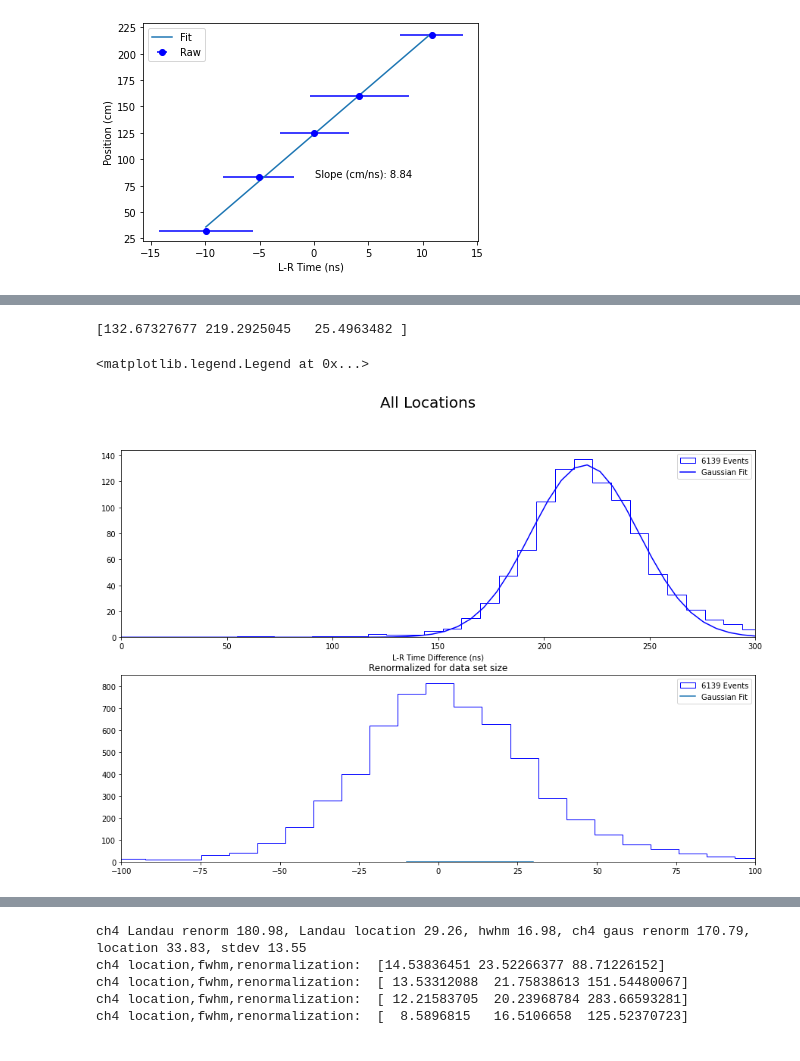
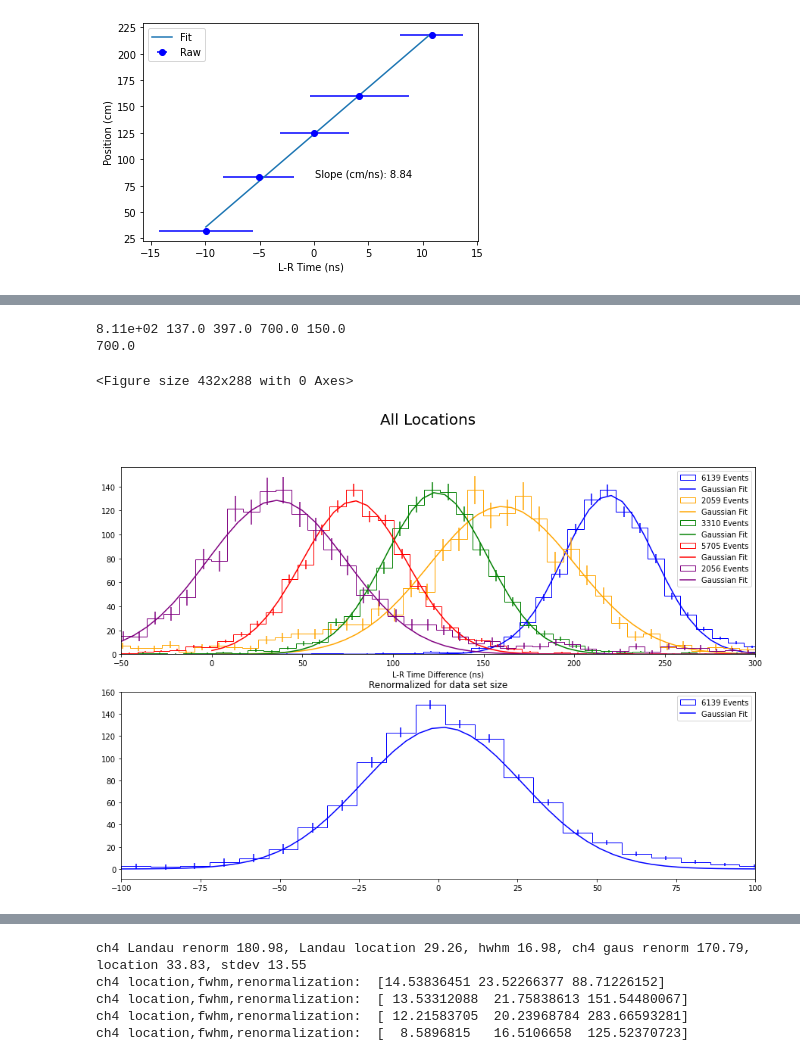
Before and after one commit to peckalec/SiPM-Studies, a Jupyter notebook: SingleBarCosmics.ipynb, the cells around one changed output, grey strips where cells are left out. Saved outputs shown, nothing was run; the diff lists cells and outputs as text; code cells hidden in the pictures.

```diff
--- a/SingleBarCosmics.ipynb
+++ b/SingleBarCosmics.ipynb
@@ -47,7 +47,7 @@ df232 = pd.DataFrame(dout)
 # %% [output]
 Channels found: ['ch1', 'ch2', 'ch3', 'ch4'], stats found: ['chisq', 'P2P_raw', 'P2P_base', 'P2P_fit', 'time_raw', 'time_base', 'time_fit']
 # %%
-with open("../LongbarTiming/trig2mV_pos174.txt") as f:
+with open("./trig2mV_pos174.txt") as f:
     stats = []
     nchannelnames=[]
     nevents = (f.read().split('\n'))
@@ -72,7 +72,7 @@ df174 = pd.DataFrame(dout)
 # %% [output]
 Channels found: ['ch1', 'ch2', 'ch3', 'ch4'], stats found: ['chisq', 'P2P_raw', 'P2P_base', 'P2P_fit', 'time_raw', 'time_base', 'time_fit']
 # %%
-with open("../LongbarTiming/trig2mV_pos139.txt") as f:
+with open("./trig2mV_pos139.txt") as f:
     stats = []
     nchannelnames=[]
     nevents = (f.read().split('\n'))
@@ -97,7 +97,7 @@ df139 = pd.DataFrame(dout)
 # %% [output]
 Channels found: ['ch1', 'ch2', 'ch3', 'ch4'], stats found: ['chisq', 'P2P_raw', 'P2P_base', 'P2P_fit', 'time_raw', 'time_base', 'time_fit']
 # %%
-with open("../LongbarTiming/trig2mV_pos97.txt") as f:
+with open("./trig2mV_pos97.txt") as f:
     stats = []
     nchannelnames=[]
     nevents = (f.read().split('\n'))
@@ -122,7 +122,7 @@ df97 = pd.DataFrame(dout)
 # %% [output]
 Channels found: ['ch1', 'ch2', 'ch3', 'ch4'], stats found: ['chisq', 'P2P_raw', 'P2P_base', 'P2P_fit', 'time_raw', 'time_base', 'time_fit']
 # %%
-with open("../LongbarTiming/trig2mV_pos46.txt") as f:
+with open("./trig2mV_pos46.txt") as f:
     stats = []
     nchannelnames=[]
     nevents = (f.read().split('\n'))
@@ -514,29 +506,77 @@ plt.show()
 # %%
 #calculate residuals for each of the five locations and in total
-fig,ax = plt.subplots(2,1,figsize=(15,10))
-fig.suptitle("All Locations", fontsize=20)
 binresolution = 1
 
 
-bincount = int(np.floor( (max(df232cut.eval("ch3_time_fit-ch4_time_fit"))-min(df232cut.eval("ch3_time_fit-ch4_time_fit")))/binresolution ))
-count,binedges,bars=ax[0].hist(df232cut.eval(f"(ch3_time_fit-ch4_time_fit)*{p[0]}+{p[1]}"),bincount, label=f"{len(df232cut.ch4_time_fit)} Events",color=["blue"],weights=[137/max(count)]*len(df232cut.ch3_time_fit),histtype="step")
+bincount = int(np.floor( ( max(df232cut.eval("ch3_time_fit-ch4_time_fit")) - min(df232cut.eval("ch3_time_fit-ch4_time_fit")) )/binresolution ))
+count232,binedges232,bars232=plt.hist(df232cut.eval(f"(ch3_time_fit-ch4_time_fit)*{p[0]}+{p[1]}"),bincount, label=f"{len(df232cut.ch4_time_fit)} Events")
+bincount = int(np.floor( ( max(df174cut.eval("ch3_time_fit-ch4_time_fit")) - min(df174cut.eval("ch3_time_fit-ch4_time_fit")) )/binresolution ))
+count174,binedges174,bars174=plt.hist(df174cut.eval(f"(ch3_time_fit-ch4_time_fit)*{p[0]}+{p[1]}"),bincount, label=f"{len(df232cut.ch4_time_fit)} Events")
+bincount = int(np.floor( ( max(df139cut.eval("ch3_time_fit-ch4_time_fit")) - min(df139cut.eval("ch3_time_fit-ch4_time_fit")) )/binresolution ))
+count139,binedges139,bars139=plt.hist(df139cut.eval(f"(ch3_time_fit-ch4_time_fit)*{p[0]}+{p[1]}"),bincount, label=f"{len(df232cut.ch4_time_fit)} Events")
+bincount = int(np.floor( ( max(df97cut.eval("ch3_time_fit-ch4_time_fit")) - min(df97cut.eval("ch3_time_fit-ch4_time_fit")) )/binresolution ))
+count97,binedges97,bars97=ax[0].hist(df97cut.eval(f"(ch3_time_fit-ch4_time_fit)*{p[0]}+{p[1]}"),bincount, label=f"{len(df232cut.ch4_time_fit)} Events")
+bincount = int(np.floor( ( max(df46cut.eval("ch3_time_fit-ch4_time_fit")) - min(df46cut.eval("ch3_time_fit-ch4_time_fit")) )/binresolution ))
+count46,binedges46,bars46=plt.hist(df46cut.eval(f"(ch3_time_fit-ch4_time_fit)*{p[0]}+{p[1]}"),bincount, label=f"{len(df232cut.ch4_time_fit)} Events")
+print(max(count232),max(count174),max(count139),max(count97),max(count46))
+plt.clf()
+fig,ax = plt.subplots(2,1,figsize=(15,10))
+
+fig.suptitle("All Locations", fontsize=20)
+
+print(max(count97))
+
+bincount = int(np.floor( ( max(df232cut.eval("ch3_time_fit-ch4_time_fit")) - min(df232cut.eval("ch3_time_fit-ch4_time_fit")) )/binresolution ))
+count,binedges,bars=ax[0].hist(df232cut.eval(f"(ch3_time_fit-ch4_time_fit)*{p[0]}+{p[1]}"),bincount, label=f"{len(df232cut.ch4_time_fit)} Events",color=["blue"],weights=[137/max(count232)]*len(df232cut.ch3_time_fit),histtype="step")
 bincenters = binedges[1:]/2+binedges[:-1]/2
-coeff, covar = curve_fit(gaus, bincenters, count,p0=(800,250,50))
-print(coeff)
+ax[0].errorbar(bincenters,count,yerr = np.sqrt(count)*np.sqrt(137/max(count232)), color = "blue",linestyle="")
+coeff, covar = curve_fit(gaus, bincenters, count,p0=(135,250,50))
 ax[0].plot(np.linspace(0,300,50),gaus(np.linspace(0,300,50),*coeff),label="Gaussian Fit",color="b")
 
+bincount = int(np.floor( ( max(df174cut.eval("ch3_time_fit-ch4_time_fit")) - min(df174cut.eval("ch3_time_fit-ch4_time_fit")) )/binresolution ))
+count,binedges,bars=ax[0].hist(df174cut.eval(f"(ch3_time_fit-ch4_time_fit)*{p[0]}+{p[1]}"),bincount, label=f"{len(df174cut.ch4_time_fit)} Events",color=["orange"],weights=[137/max(count174)]*len(df174cut.ch3_time_fit),histtype="step")
+bincenters = binedges[1:]/2+binedges[:-1]/2
+ax[0].errorbar(bincenters,count,yerr = np.sqrt(count)*np.sqrt(137/max(count174)), color = "orange",linestyle="")
+coeff, covar = curve_fit(gaus, bincenters, count,p0=(135,200,50))
+ax[0].plot(np.linspace(0,300,50),gaus(np.linspace(0,300,50),*coeff),label="Gaussian Fit",color="orange")
 
-ax[1].hist(df232cut.eval(f"((ch3_time_fit-ch4_time_fit)*{p[0]}+{p[1]})-(232-14)"),bincount, label=f"{len(df232cut.ch4_time_fit)} Events",color=["blue"],weights=[137/max(count)]*len(df232cut.ch3_time_fit),histtype="step")
-ax[1].plot(np.linspace(-10,30,50),gaus(np.linspace(-10,30,50),*coeff)*renorm,label="Gaussian Fit")
+bincount = int(np.floor( ( max(df139cut.eval("ch3_time_fit-ch4_time_fit")) - min(df139cut.eval("ch3_time_fit-ch4_time_fit")) )/binresolution ))
+count,binedges,bars=ax[0].hist(df139cut.eval(f"(ch3_time_fit-ch4_time_fit)*{p[0]}+{p[1]}"),bincount, label=f"{len(df139cut.ch4_time_fit)} Events",color=["green"],weights=[137/max(count139)]*len(df139cut.ch3_time_fit),histtype="step")
+bincenters = binedges[1:]/2+binedges[:-1]/2
+ax[0].errorbar(bincenters,count,yerr = np.sqrt(count)*np.sqrt(137/max(count139)), color = "green",linestyle="")
+coeff, covar = curve_fit(gaus, bincenters, count,p0=(135,125,50))
+ax[0].plot(np.linspace(0,300,50),gaus(np.linspace(0,300,50),*coeff),label="Gaussian Fit",color="green")
 
+bincount = int(np.floor( ( max(df97cut.eval("ch3_time_fit-ch4_time_fit")) - min(df97cut.eval("ch3_time_fit-ch4_time_fit")) )/binresolution ))
+count,binedges,bars=ax[0].hist(df97cut.eval(f"(ch3_time_fit-ch4_time_fit)*{p[0]}+{p[1]}"),bincount, label=f"{len(df97cut.ch4_time_fit)} Events",color=["red"],weights=[137/max(count97)]*len(df97cut.ch3_time_fit),histtype="step")
+bincenters = binedges[1:]/2+binedges[:-1]/2
+ax[0].errorbar(bincenters,count,yerr = np.sqrt(count)*np.sqrt(137/max(count97)), color = "red",linestyle="")
+coeff, covar = curve_fit(gaus, bincenters, count,p0=(135,75,50))
+ax[0].plot(np.linspace(0,300,50),gaus(np.linspace(0,300,50),*coeff),label="Gaussian Fit",color="red")
+
+bincount = int(np.floor( ( max(df46cut.eval("ch3_time_fit-ch4_time_fit")) - min(df46cut.eval("ch3_time_fit-ch4_time_fit")) )/binresolution ))
+count,binedges,bars=ax[0].hist(df46cut.eval(f"(ch3_time_fit-ch4_time_fit)*{p[0]}+{p[1]}"),bincount, label=f"{len(df46cut.ch4_time_fit)} Events",color=["purple"],weights=[137/max(count46)]*len(df46cut.ch3_time_fit),histtype="step")
+bincenters = binedges[1:]/2+binedges[:-1]/2
+ax[0].errorbar(bincenters,count,yerr = np.sqrt(count)*np.sqrt(137/max(count46)), color = "purple",linestyle="")
+coeff, covar = curve_fit(gaus, bincenters, count,p0=(135,75,50))
+ax[0].plot(np.linspace(-50,300,50),gaus(np.linspace(-50,300,50),*coeff),label="Gaussian Fit",color="purple")
+
+#residuals
+rescount,resbins,resbars = ax[1].hist(df232cut.eval(f"((ch3_time_fit-ch4_time_fit)*{p[0]}+{p[1]})-(232-14)"),bincount, label=f"{len(df232cut.ch4_time_fit)} Events",color=["blue"],weights=[137/max(counto)]*len(df232cut.ch3_time_fit),histtype="step")
+rescenters = resbins[1:]/2+resbins[:-1]/2
+coeff, covar = curve_fit(gaus, rescenters, rescount,p0=(135,0,50))
+ax[1].plot(np.linspace(-100,100,50),gaus(np.linspace(-100,100,50),*coeff)*renorm,label="Gaussian Fit",color="b")
+ax[1].errorbar(rescenters,rescount,yerr = np.sqrt(count)*np.sqrt(137/max(count232)), color = "blue",linestyle="")
 
 ax[0].set_xlabel("L-R Time Difference (ns)")
 ax[0].legend()
 ax[1].set_title("Renormalized for data set size")
-ax[0].set_xlim(0,300)
+ax[0].set_xlim(-50,300)
 ax[1].set_xlim(-100,100)
 ax[1].legend()
+plt.show()
 # %% [output]
-[132.67327677 219.2925045   25.4963482 ]
+8.11e+02 137.0 397.0 700.0 150.0
+700.0
-<matplotlib.legend.Legend at 0x...>
+<Figure size 432x288 with 0 Axes>
-[figure, old version]
+[figure, new version]
```
Also changed, not shown: parts of 13 cells of this notebook.
